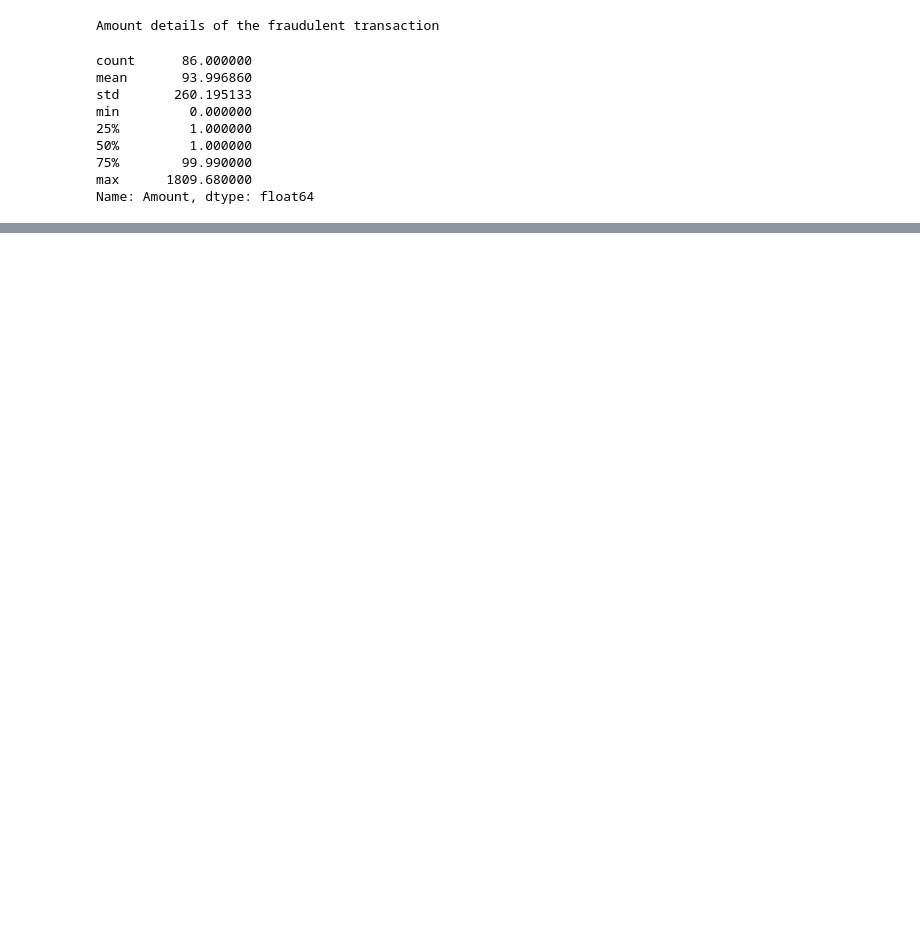
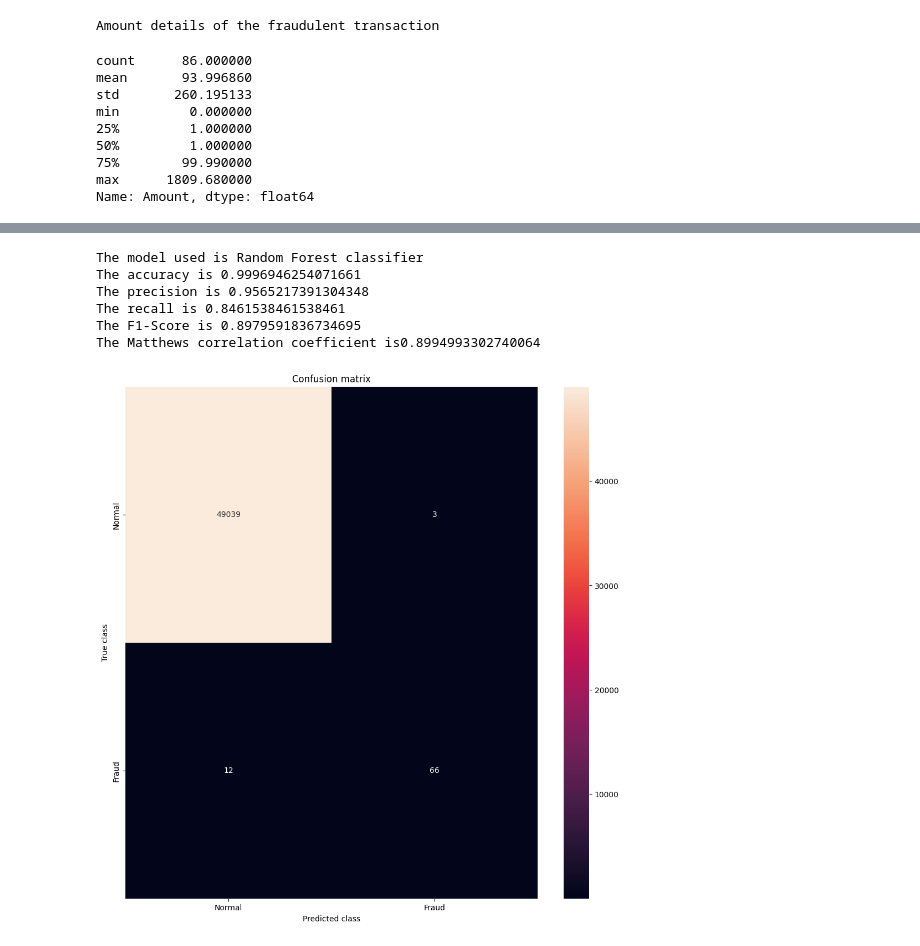
Before and after one commit to IreneCarrasco/AI_and_ML_projects, a Jupyter notebook: ML_Credit_Card_Fraud_Detection.ipynb, the cells around one changed output, grey strips where cells are left out. Drawn from its saved outputs; the diff is of its cells as text; code cells hidden in the pictures; blank space fills up the shorter version.

```diff
--- a/ML_Credit_Card_Fraud_Detection.ipynb
+++ b/ML_Credit_Card_Fraud_Detection.ipynb
@@ -157,0 +162,17 @@ yPred = rfr.predict(xTest)
+# %%
+# dividing the X and the Y from the dataset
+
+# We have many columns, drop method is the fastest way to split the data
+X = data.drop(['Class'], axis = 1)
+Y = data["Class"]
+
+# Remove NaN values
+X = X.dropna()
+Y = Y.dropna()
+
+print(X.shape)
+print(Y.shape)
+# getting just the values for the sake of processing
+# (its a numpy array with no columns)
+xData = X.values
+yData = Y.values
@@ -157,0 +182,63 @@ yPred = rfr.predict(xTest)
+# %%
+# Dividing the dataset into training and test
+# Using Scikit-learn to split data into training and testing sets
+from sklearn.model_selection import train_test_split
+# Split the data into training and testing sets
+xTrain, xTest, yTrain, yTest = train_test_split(
+        xData, yData, test_size = 0.2, random_state = 42)
+# %%
+
+# Building the Random Forest Classifier (RANDOM FOREST)
+from sklearn.ensemble import RandomForestClassifier
+# random forest model creation
+rfc = RandomForestClassifier()
+rfc.fit(xTrain, yTrain)
+# predictions
+yPred = rfc.predict(xTest)
+# %%
+# Evaluating the classifier
+# printing every score of the classifier
+# scoring in anything
+from sklearn.metrics import classification_report, accuracy_score
+from sklearn.metrics import precision_score, recall_score
+from sklearn.metrics import f1_score, matthews_corrcoef
+from sklearn.metrics import confusion_matrix
+
+n_outliers = len(fraud)
+n_errors = (yPred != yTest).sum()
+print("The model used is Random Forest classifier")
+
+acc = accuracy_score(yTest, yPred)
+print("The accuracy is {}".format(acc))
+
+prec = precision_score(yTest, yPred)
+print("The precision is {}".format(prec))
+
+rec = recall_score(yTest, yPred)
+print("The recall is {}".format(rec))
+
+f1 = f1_score(yTest, yPred)
+print("The F1-Score is {}".format(f1))
+
+MCC = matthews_corrcoef(yTest, yPred)
+print("The Matthews correlation coefficient is{}".format(MCC))
+# %% [output]
+The model used is Random Forest classifier
+The accuracy is 0.9996946254071661
+The precision is 0.9565217391304348
+The recall is 0.8461538461538461
+The F1-Score is 0.8979591836734695
+The Matthews correlation coefficient is0.8994993302740064
+# %%
+# printing the confusion matrix
+LABELS = ['Normal', 'Fraud']
+conf_matrix = confusion_matrix(yTest, yPred)
+plt.figure(figsize =(12, 12))
+sns.heatmap(conf_matrix, xticklabels = LABELS,
+            yticklabels = LABELS, annot = True, fmt ="d");
+plt.title("Confusion matrix")
+plt.ylabel('True class')
+plt.xlabel('Predicted class')
+plt.show()
+# %% [output]
+[figure, added]
```
Also changed, not shown: parts of 18 cells of this notebook.
